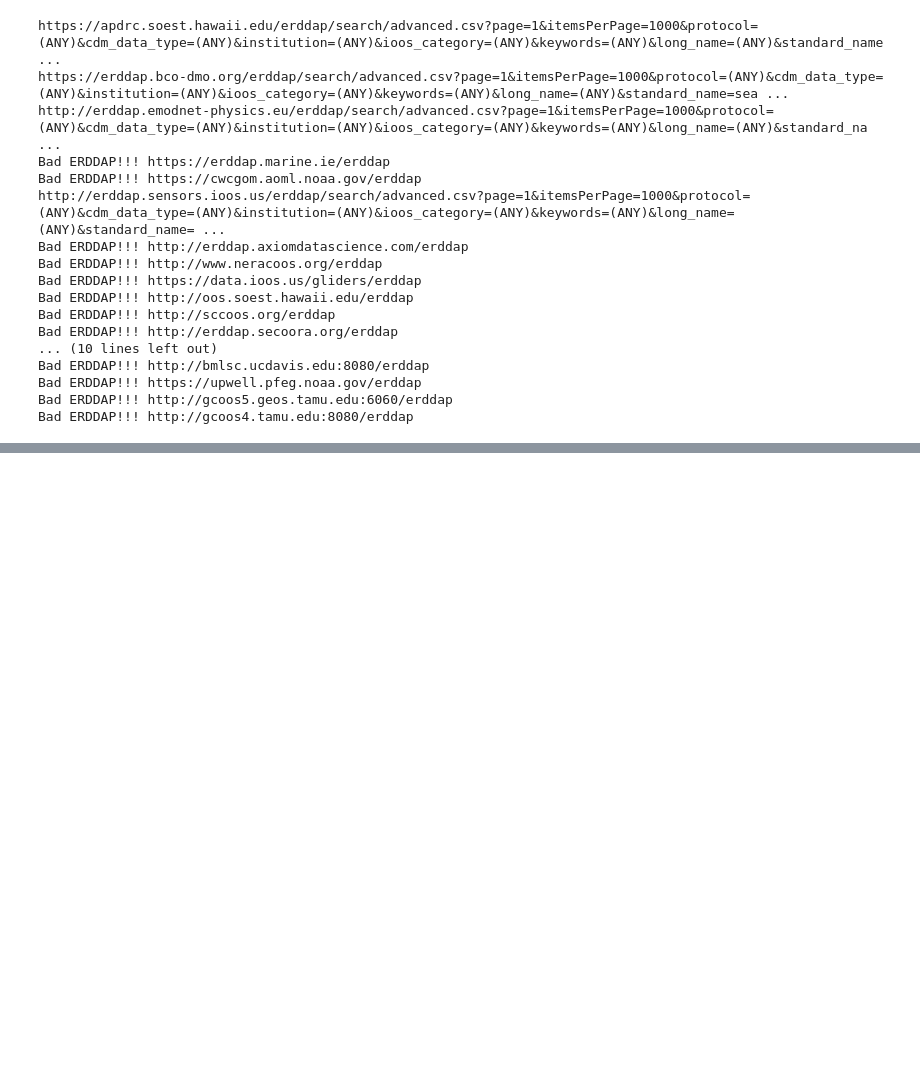
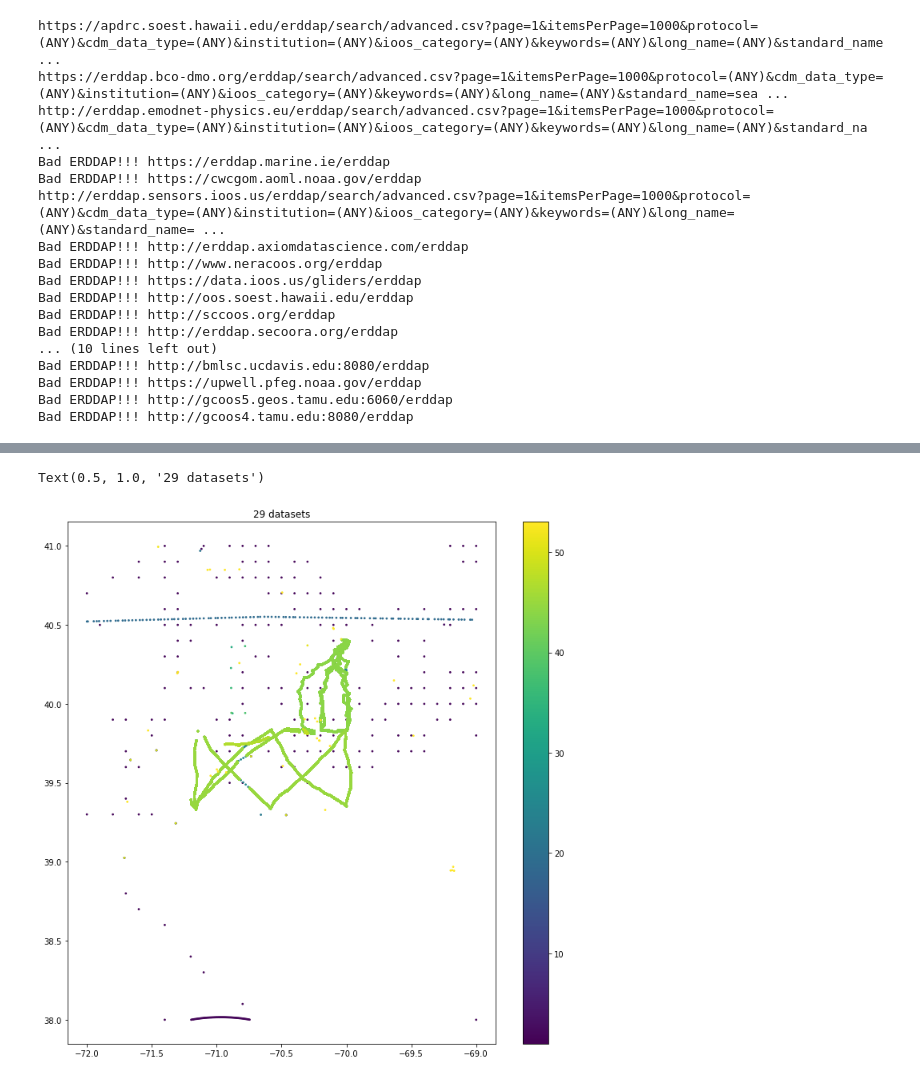
Before and after one commit to ioos/colocate, a Jupyter notebook: servers.ipynb, the cells around one changed output, grey strips where cells are left out. Drawn from its saved outputs; the diff is of its cells as text; code cells hidden in the pictures; blank space fills up the shorter version.

```diff
--- a/servers.ipynb
+++ b/servers.ipynb
@@ -293,0 +251,2 @@ df_coords.head()
+# %%
+all_coords = get_coordinates(all_datasets,kw)
@@ -293,0 +273,13 @@ df_coords.head()
+# %%
+import matplotlib.pyplot as plt
+plt.figure(figsize=(12, 12)) #make_map(extent, figsize=(6, 6))\n",
+#add_etopo2(extent, ax)\n",
+plt.scatter(all_coords['longitude (degrees_east)'],
+              all_coords['latitude (degrees_north)'],
+              s=3, c=all_coords['dataset_count'].values)
+plt.colorbar()
+plt.title("%i datasets" % len(all_coords['dataset_count'].unique()))
+#df.plot(x='longitude (degrees_east)',y='latitude (degrees_north)')"
+# %% [output]
+Text(0.5, 1.0, '29 datasets')
+[figure, added]
```
Also changed, not shown: parts of 6 cells of this notebook, 1 other file.
